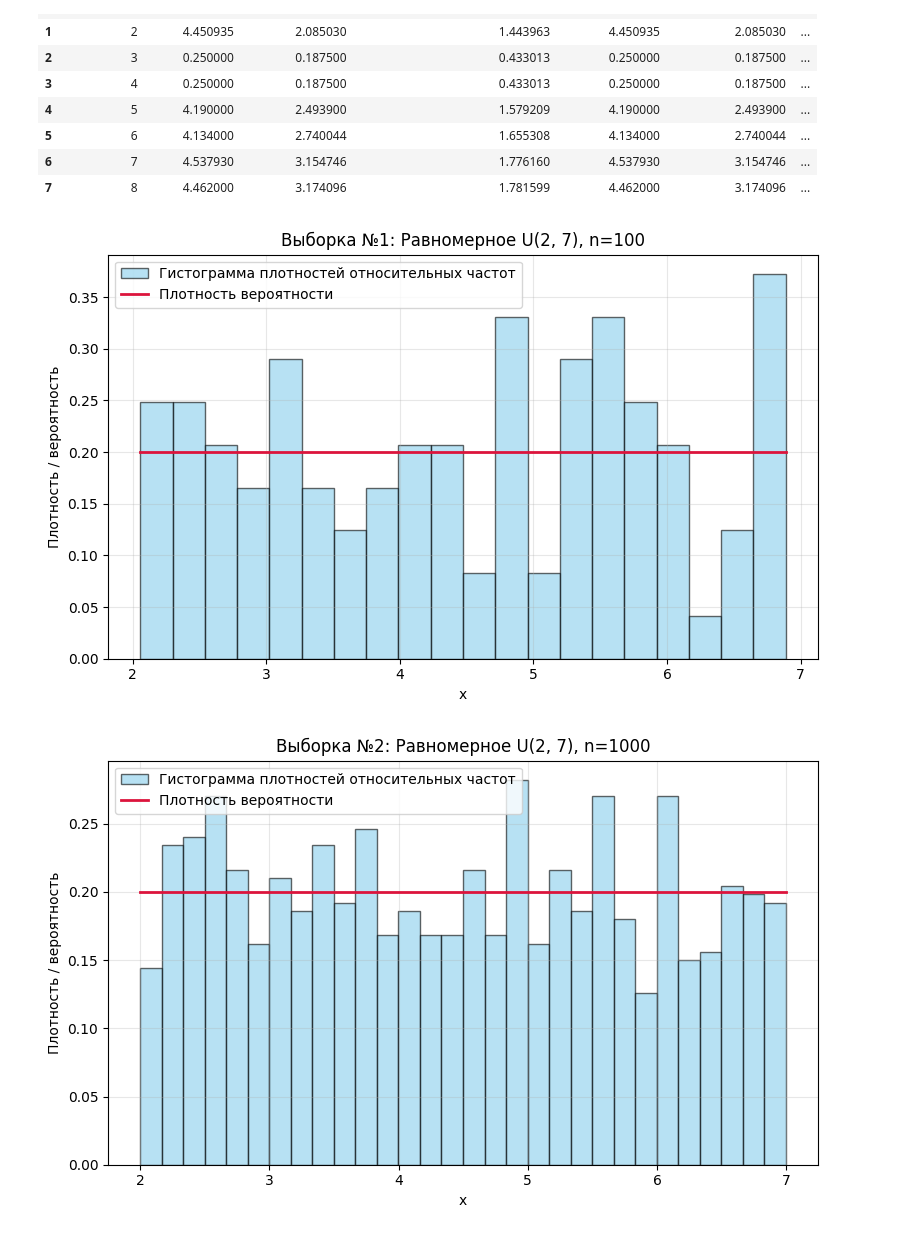
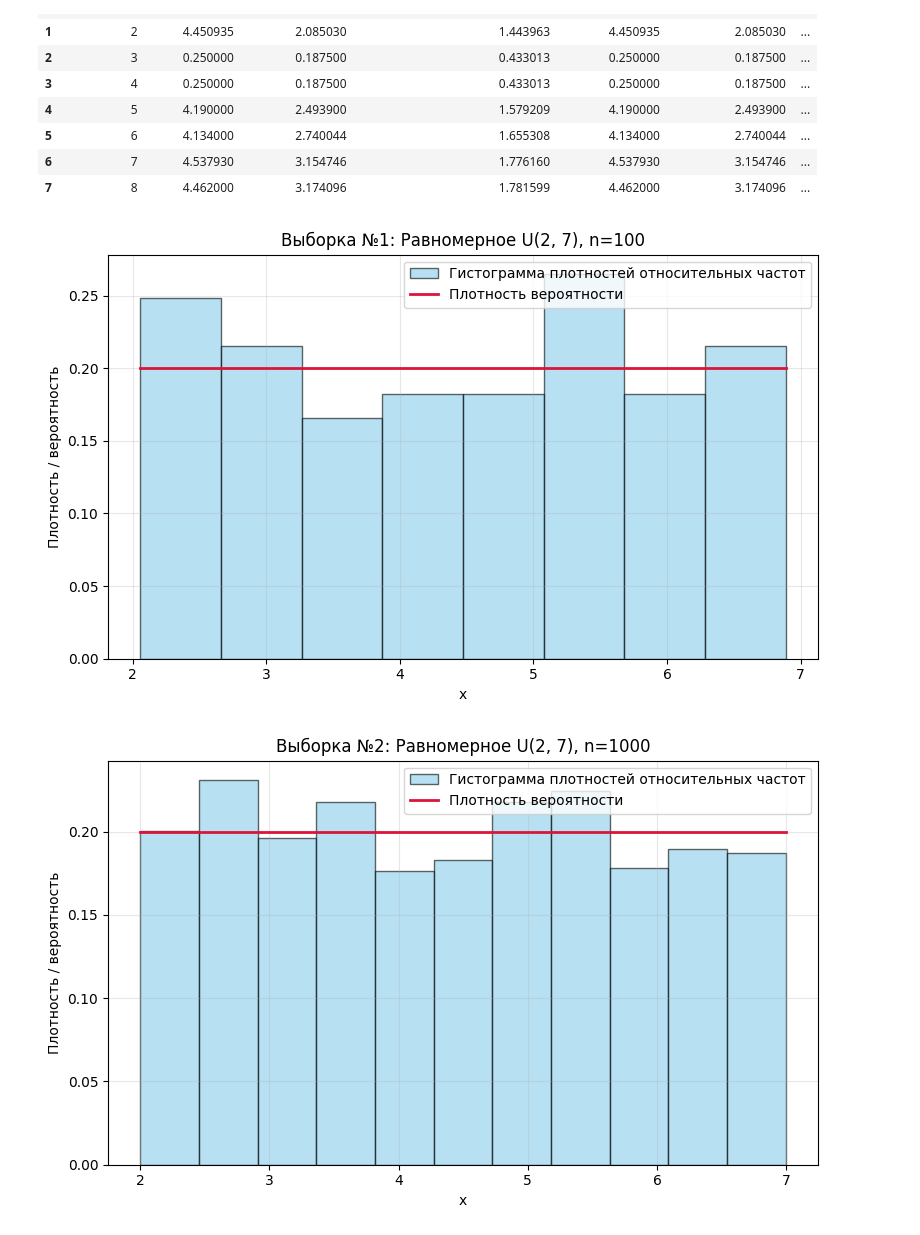
Before and after one commit to didgiffi-dvfu/6-semester, a Jupyter notebook: lab1.ipynb, the cells around one changed output. Cells and saved outputs as stored; diff of their text form; code cells hidden in the pictures.

```diff
--- a/lab1.ipynb
+++ b/lab1.ipynb
@@ -181,10 +221,28 @@ for sample_number, sample_name, title, dist_kind, dist_name in plot_config:
     plt.figure(figsize=(8, 5))
 
     if dist_kind == "continuous":
-        bins_count = 20 if len(sample) <= 100 else 30
+        # Плотность относительных частот (высота столбца гистограммы):
+        # h_i = n_i / (n * Δ_i), где n_i — число наблюдений в i-м интервале,
+        # n — объем выборки, Δ_i — ширина интервала; при этом ω_i = n_i / n
+        # и h_i = ω_i / Δ_i. Параметр density=True в plt.hist делает эту
+        # нормировку автоматически.
+        # Формула Стерджесса для числа столбцов:
+        # k = ceil(1 + 3.322 * log10(n))
+        # Δ = (x_max - x_min) / k
+        n_obs = len(sample)
+        k_sturges = max(1, math.ceil(1 + 3.322 * math.log10(n_obs)))
+        x_min = float(np.min(sample))
+        x_max = float(np.max(sample))
+        delta = (x_max - x_min) / k_sturges if x_max > x_min else 1.0
+        bins = (
+            np.linspace(x_min, x_max, k_sturges + 1)
+            if x_max > x_min
+            else np.array([x_min - 0.5, x_max + 0.5])
+        )
+
         plt.hist(
             sample,
-            bins=bins_count,
+            bins=bins,
             density=True,
             alpha=0.6,
             color="skyblue",
@@ -192,7 +250,7 @@ for sample_number, sample_name, title, dist_kind, dist_name in plot_config:
             label="Гистограмма плотностей относительных частот",
         )
 
-        x = np.linspace(np.min(sample), np.max(sample), 400)
+        x = np.linspace(x_min, x_max, 400) if x_max > x_min else np.array([x_min])
         if dist_name == "uniform":
             y = st.uniform.pdf(x, loc=2, scale=5)
         else:
@@ -203,33 +261,51 @@ for sample_number, sample_name, title, dist_kind, dist_name in plot_config:
     else:
         x_min = int(np.min(sample))
         x_max = int(np.max(sample))
         values = np.arange(x_min, x_max + 1)
-        bins = np.arange(x_min - 0.5, x_max + 1.5, 1)
+
+        # Для дискретных выборок тоже берём число столбцов по Стерджессу:
+        # k = ceil(1 + 3.322 * log10(n))
+        # Δ = (x_max_edge - x_min_edge) / k, где x_min_edge = x_min - 0.5,
+        # x_max_edge = x_max + 0.5
+        n_obs = len(sample)
+        k_sturges = max(1, math.ceil(1 + 3.322 * math.log10(n_obs)))
+        x_min_edge = x_min - 0.5
+        x_max_edge = x_max + 0.5
+        delta = (x_max_edge - x_min_edge) / k_sturges if x_max_edge > x_min_edge else 1.0
+
+        if(sample_name == 'bernoulli_100' or sample_name == 'bernoulli_1000'):
+            bins = 2
+        else:
+            bins = (
+                np.linspace(x_min_edge, x_max_edge, k_sturges + 1)
+                if x_max_edge > x_min_edge
+                else np.array([x_min_edge, x_max_edge + 1.0])
+            )
 
         plt.hist(
             sample,
             bins=bins,
             density=True,
             alpha=0.6,
             color="skyblue",
             edgecolor="black",
             label="Гистограмма плотностей относительных частот",
         )
 
         if dist_name == "bernoulli":
             p_theory = st.bernoulli.pmf(values, p=0.27)
         else:
             p_theory = st.binom.pmf(values, n=12, p=0.35)
 
         plt.plot(values, p_theory, "o-", color="crimson", linewidth=2, label="Функция вероятности")
 
     plt.title(f"Выборка №{sample_number}: {title}")
     plt.xlabel("x")
     plt.ylabel("Плотность / вероятность")
     plt.grid(alpha=0.3)
     plt.legend()
     plt.tight_layout()
     plt.show()
 # %% [output]
-[figure, old version]
+[figure, new version]
-[figure, old version]
+[figure, new version]
```
Also changed, not shown: parts of 2 cells of this notebook, 14 other files.
